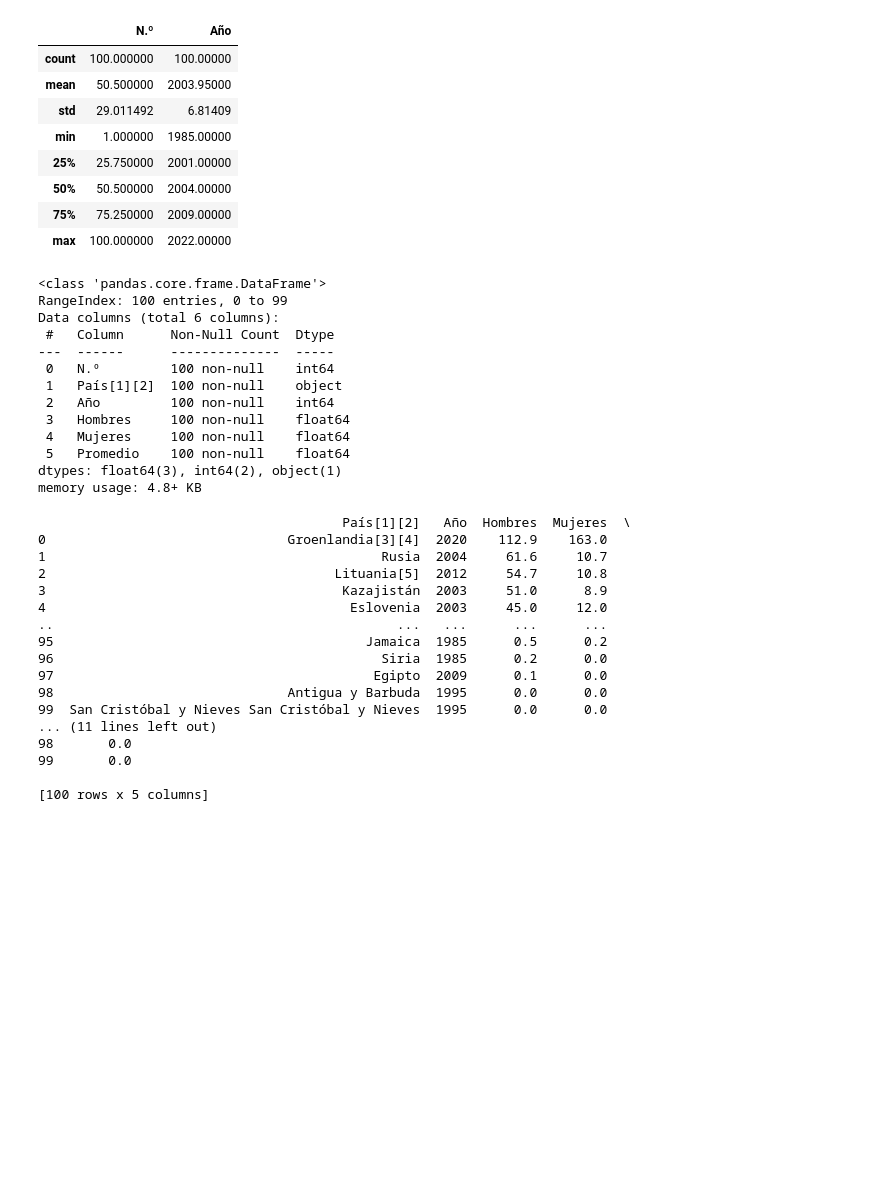
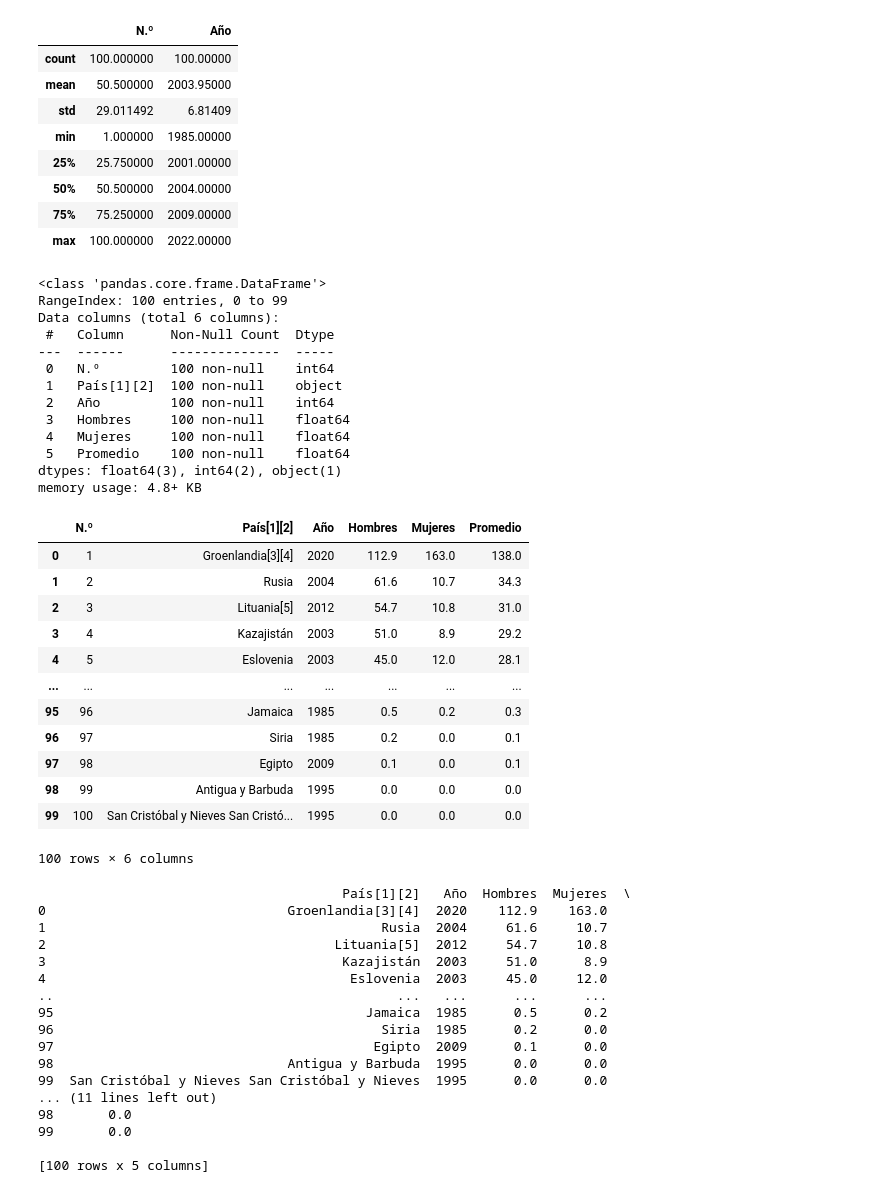
Before and after one commit to Frxnzizko/p.movil, a Jupyter notebook: TasaSuicidioDataModel.ipynb, the cells around one changed output. Saved outputs shown, nothing was run; the diff lists cells and outputs as text; code cells hidden in the pictures; blank space fills up the shorter version.

```diff
--- a/TasaSuicidioDataModel.ipynb
+++ b/TasaSuicidioDataModel.ipynb
@@ -130,20 +128,34 @@ data['Promedio'] = data['Promedio'].astype(float)
 # %%
 # Inspeccionamos el tipo de dato de cada variable
 data.info()
+data
 # %% [output]
 <class 'pandas.core.frame.DataFrame'>
 RangeIndex: 100 entries, 0 to 99
 Data columns (total 6 columns):
  #   Column      Non-Null Count  Dtype
 ---  ------      --------------  -----
  0   N.º         100 non-null    int64
  1   País[1][2]  100 non-null    object
  2   Año         100 non-null    int64
  3   Hombres     100 non-null    float64
  4   Mujeres     100 non-null    float64
  5   Promedio    100 non-null    float64
 dtypes: float64(3), int64(2), object(1)
 memory usage: 4.8+ KB
+|  | N.º | País[1][2] | Año | Hombres | Mujeres | Promedio |
+| 0 | 1 | Groenlandia[3][4] | 2020 | 112.9 | 163.0 | 138.0 |
+| 1 | 2 | Rusia | 2004 | 61.6 | 10.7 | 34.3 |
+| 2 | 3 | Lituania[5] | 2012 | 54.7 | 10.8 | 31.0 |
+| 3 | 4 | Kazajistán | 2003 | 51.0 | 8.9 | 29.2 |
+| 4 | 5 | Eslovenia | 2003 | 45.0 | 12.0 | 28.1 |
+| ... | ... | ... | ... | ... | ... | ... |
+| 95 | 96 | Jamaica | 1985 | 0.5 | 0.2 | 0.3 |
+| 96 | 97 | Siria | 1985 | 0.2 | 0.0 | 0.1 |
+| 97 | 98 | Egipto | 2009 | 0.1 | 0.0 | 0.1 |
+| 98 | 99 | Antigua y Barbuda | 1995 | 0.0 | 0.0 | 0.0 |
+| 99 | 100 | San Cristóbal y Nieves San Cristó... | 1995 | 0.0 | 0.0 | 0.0 |
+100 rows × 6 columns
 # %%
 data[['País[1][2]','Año','Hombres','Mujeres','Promedio']].corr().style.background_gradient(cmap='coolwarm').set_precision(2)
 data = data.drop(data.iloc[:,0:1].columns,axis=1)
```
Also changed, not shown: parts of 4 cells of this notebook.
